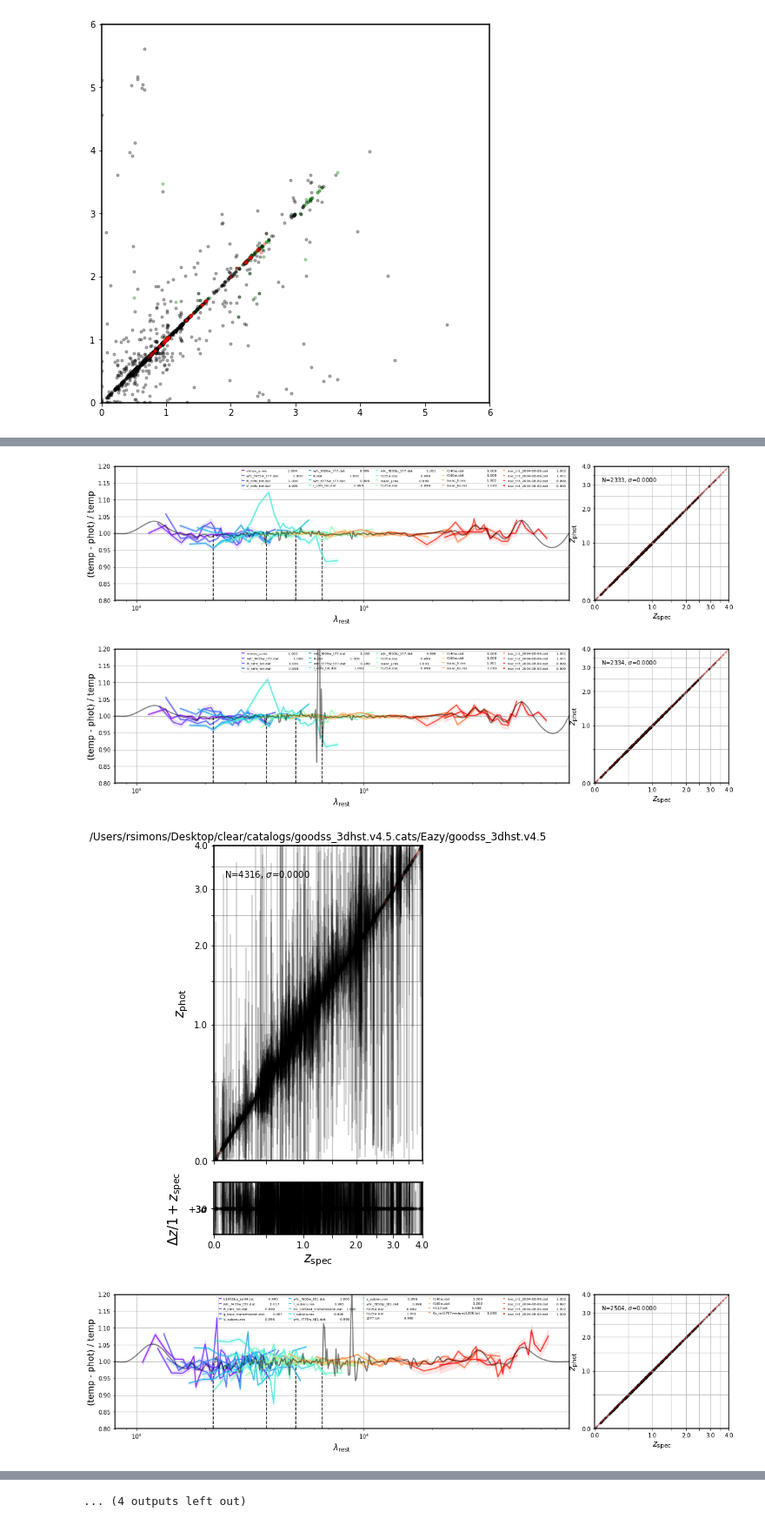
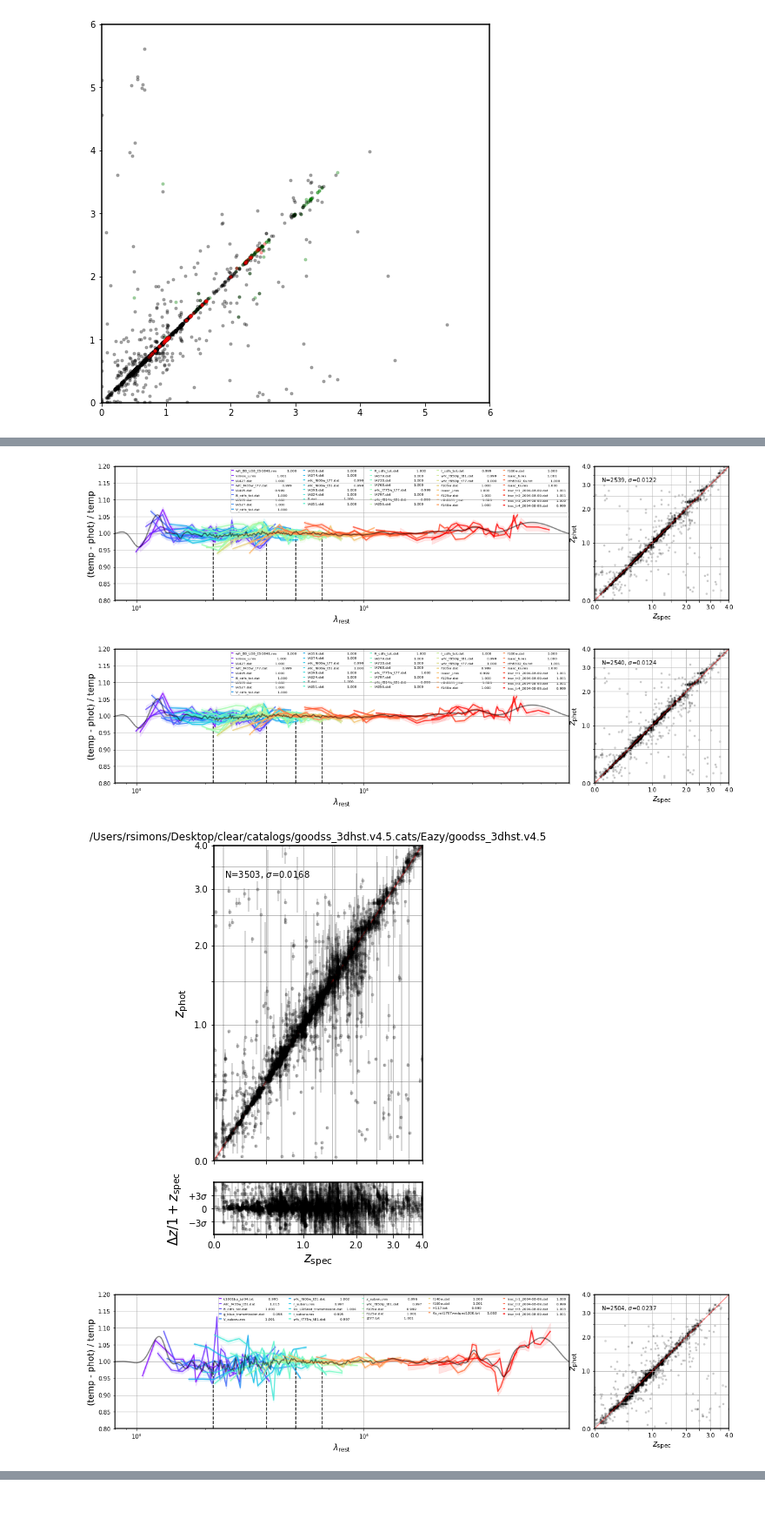
Before and after one commit to RaymondSimons/clear_local, a Jupyter notebook: add_specz.ipynb, the cells around one changed output, grey strips where cells are left out. Shown at 87% size. Cells and saved outputs as stored; diff of their text form; code cells hidden in the pictures.

```diff
--- a/add_specz.ipynb
+++ b/add_specz.ipynb
@@ -71,10 +71,8 @@ ax.set_ylim(0,6)
 [figure]
 # %%
 for field in ['goodss', 'goodsn']:
-    n = 2
-
     params = {}
-
+    cat_v44_file = cat_dir + '/%s_3dhst.v4.4.cats/Catalog/%s_3dhst.v4.4.cat'%(field, field)
     params['CATALOG_FILE'] =  cat_v44_file.replace('4.4', '4.5')
     params['PRIOR_FILE'] = 'templates/prior_F160W_TAO.dat'
     params['PRIOR_FILTER'] = 205
@@ -91,7 +89,7 @@ for field in ['goodss', 'goodsn']:
 
     params['TEMP_ERR_A2'] = 0.500
     params['SYS_ERR'] = 0.02
-    params['FIX_ZSPEC'] = True
+    params['FIX_ZSPEC'] = False
     translate_file = cat_dir + '/%s_v4.3.translate'%field
     self = eazy.photoz.PhotoZ(param_file=None, translate_file=translate_file, zeropoint_file=None,
                               params=params, load_prior=True, load_products=False)
@@ -117,6 +115,8 @@ for field in ['goodss', 'goodsn']:
     # Show zspec-zphot comparison
     fig = self.zphot_zspec()
     fig.savefig('%s_zpec_zphot.png'%field, dpi = 300)
-    zout, hdu = self.standard_output(rf_pad_width=0.5, rf_max_err=2, prior=True, beta_prior=True)
+    has_zsp = self.cat['z_spec'] > 0
+    self.zbest[has_zsp] = self.cat['z_spec'][has_zsp]
+    zout, hdu = self.standard_output(zbest = self.zbest, rf_pad_width=0.5, rf_max_err=2, prior=True, beta_prior=True)
 # %% [output]
 Read default param file: /Users/rsimons/miniconda3/lib/python3.7/site-packages/eazy-0.2.0_49_g484e79d-py3.7.egg/eazy/data/zphot.param.default
@@ -179,4 +142,4 @@ Rest-frame filters: [270, 274, 120, 121, 156, 157, 158, 159, 160, 161, 162, 163]
-[figure, old version]
+[figure, new version]
-[figure, old version]
+[figure, new version]
-[figure, old version]
+[figure, new version]
-[figure, old version]
+[figure, new version]
@@ -184 +146,0 @@ Rest-frame filters: [270, 274, 120, 121, 156, 157, 158, 159, 160, 161, 162, 163]
-... (4 outputs left out)
```
Also changed, not shown: parts of 7 cells of this notebook.
